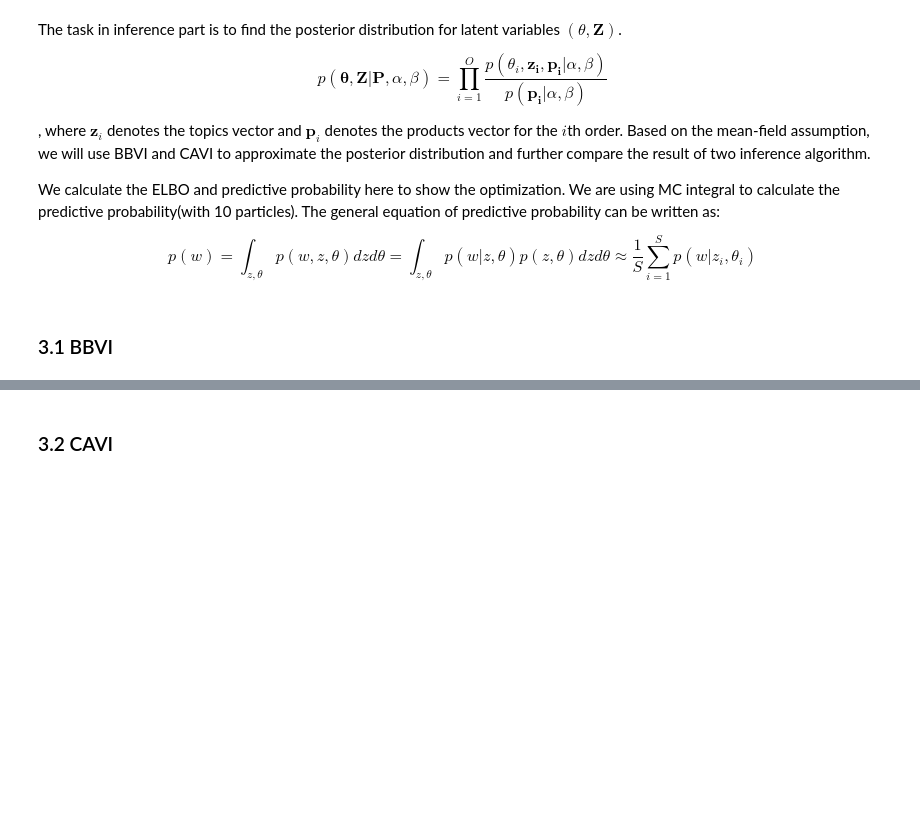
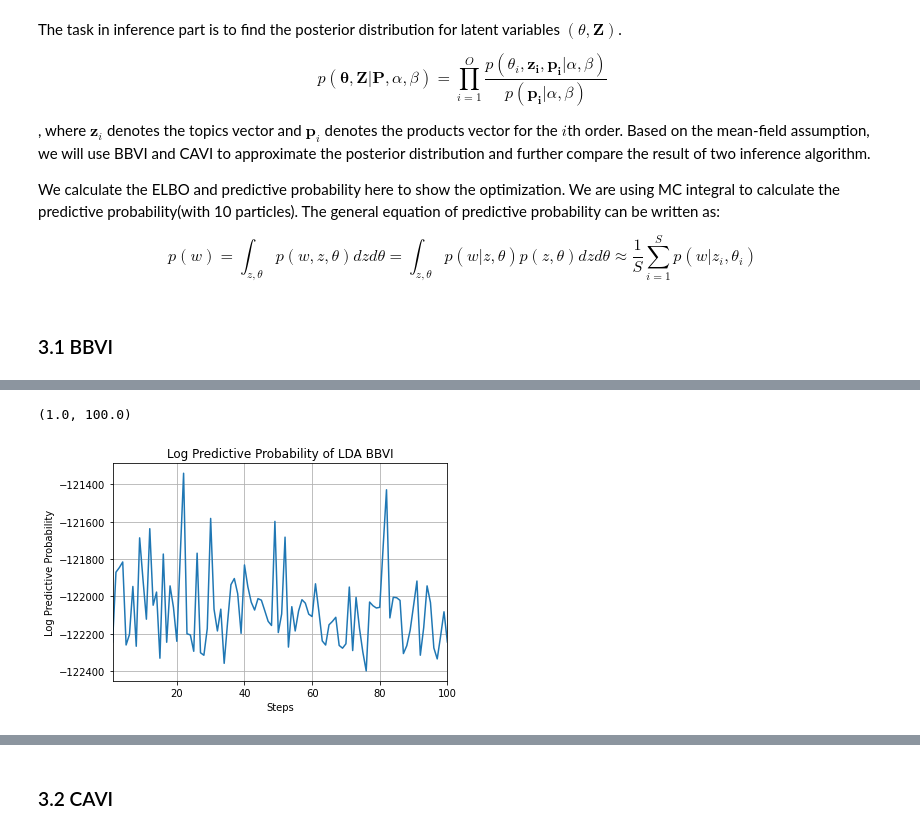
Before and after one commit to TheShiya/lda-topic-modeling-with-pyro, a Jupyter notebook: final_notebook.ipynb, the cells around one changed output, grey strips where cells are left out. Cells and saved outputs as stored; diff of their text form; code cells hidden in the pictures; blank space fills up the shorter version.

```diff
--- a/final_notebook.ipynb
+++ b/final_notebook.ipynb
@@ -100,0 +143,11 @@ loss = bbiv_obj.run_svi(n_steps=n_steps, num_particles=n_particles)
+# %%
+plt.plot(np.linspace(1, len(log_prob),
+                     len(log_prob)), log_prob)
+plt.title("Log Predictive Probability of LDA BBVI")
+plt.xlabel("Steps")
+plt.ylabel("Log Predictive Probability")
+plt.grid()
+plt.xlim((1, len(log_prob)))
+# %% [output]
+(1.0, 100.0)
+[figure, added]
```
Also changed, not shown: parts of 24 cells of this notebook, 1 other file.
